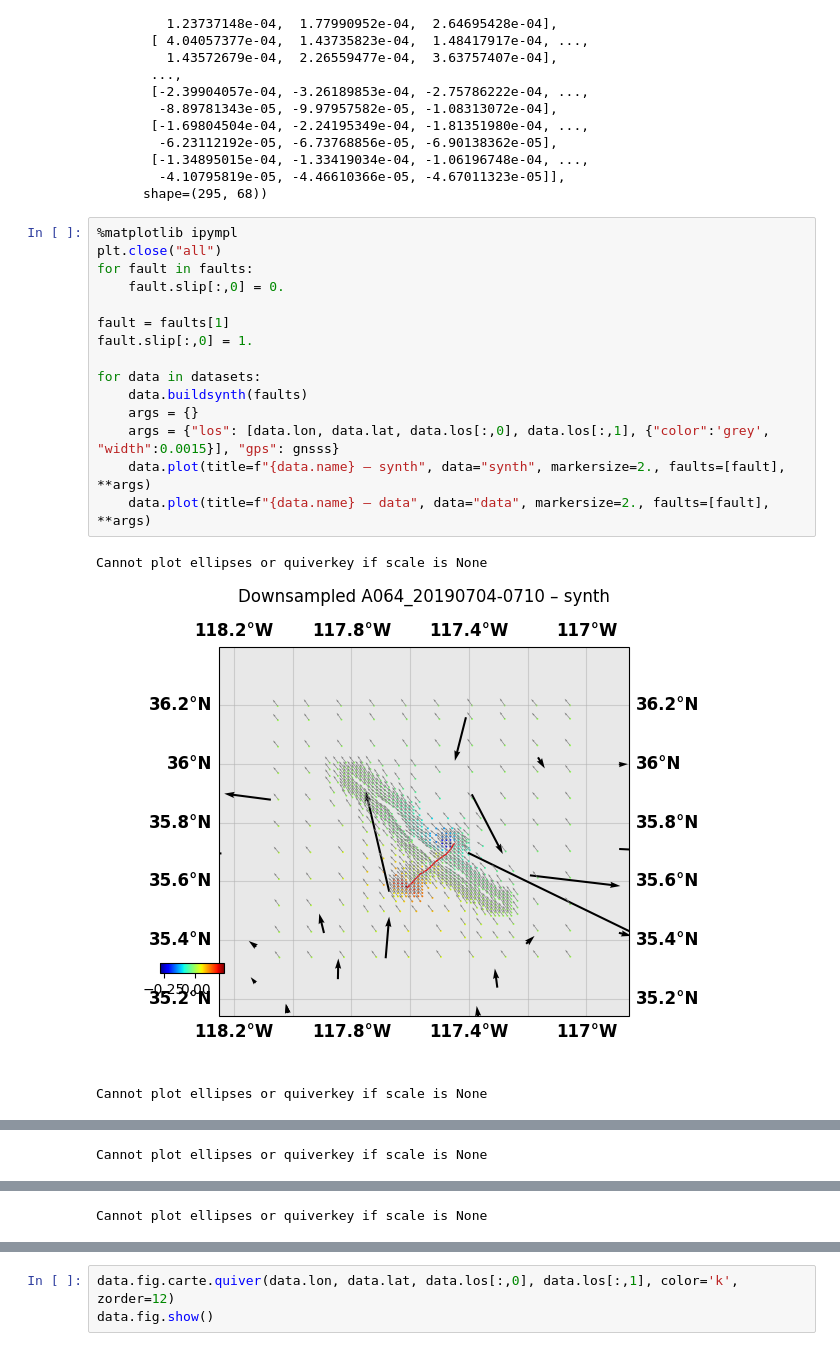
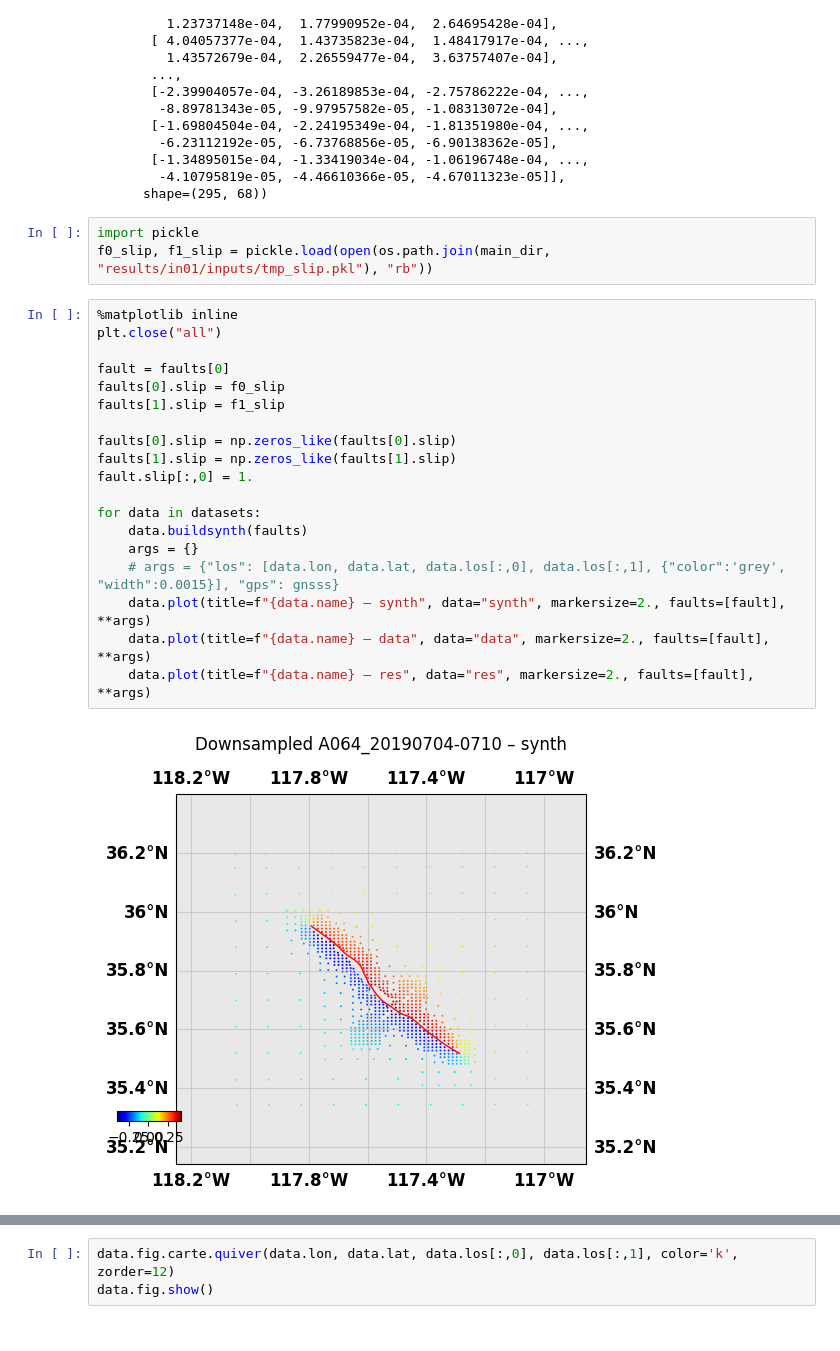
Before and after one commit to tfhinton/Ridgecrest-2019, a Jupyter notebook: scripts/sense_check.ipynb, the cells around one changed output, grey strips where cells are left out. Cells and saved outputs as stored; diff of their text form.

```diff
--- a/scripts/sense_check.ipynb
+++ b/scripts/sense_check.ipynb
@@ -209,22 +209,27 @@ array([[ 2.57565139e-04,  7.40574151e-05,  8.27747738e-05, ...,
        [-1.34895015e-04, -1.33419034e-04, -1.06196748e-04, ...,
         -4.10795819e-05, -4.46610366e-05, -4.67011323e-05]],
       shape=(295, 68))
+# %%
+import pickle
+f0_slip, f1_slip = pickle.load(open(os.path.join(main_dir, "results/in01/inputs/tmp_slip.pkl"), "rb"))
 # %%
-%matplotlib ipympl
+%matplotlib inline
 plt.close("all")
-for fault in faults:
-    fault.slip[:,0] = 0.
 
-fault = faults[1]
+fault = faults[0]
+faults[0].slip = f0_slip
+faults[1].slip = f1_slip
+
+faults[0].slip = np.zeros_like(faults[0].slip)
+faults[1].slip = np.zeros_like(faults[1].slip)
 fault.slip[:,0] = 1.
 
 for data in datasets:
     data.buildsynth(faults)
     args = {}
-    args = {"los": [data.lon, data.lat, data.los[:,0], data.los[:,1], {"color":'grey', "width":0.0015}], "gps": gnsss}
+    # args = {"los": [data.lon, data.lat, data.los[:,0], data.los[:,1], {"color":'grey', "width":0.0015}], "gps": gnsss}
     data.plot(title=f"{data.name} – synth", data="synth", markersize=2., faults=[fault], **args)
     data.plot(title=f"{data.name} – data", data="data", markersize=2., faults=[fault], **args)
+    data.plot(title=f"{data.name} – res", data="res", markersize=2., faults=[fault], **args)
 # %% [output]
-Cannot plot ellipses or quiverkey if scale is None
-[figure, old version]
+[figure, new version]
-Cannot plot ellipses or quiverkey if scale is None
@@ -232 +236,0 @@ Cannot plot ellipses or quiverkey if scale is None
-Cannot plot ellipses or quiverkey if scale is None
@@ -234 +237,0 @@ Cannot plot ellipses or quiverkey if scale is None
-Cannot plot ellipses or quiverkey if scale is None
```
Also changed, not shown: parts of 1 cell of this notebook, 3 other files.
